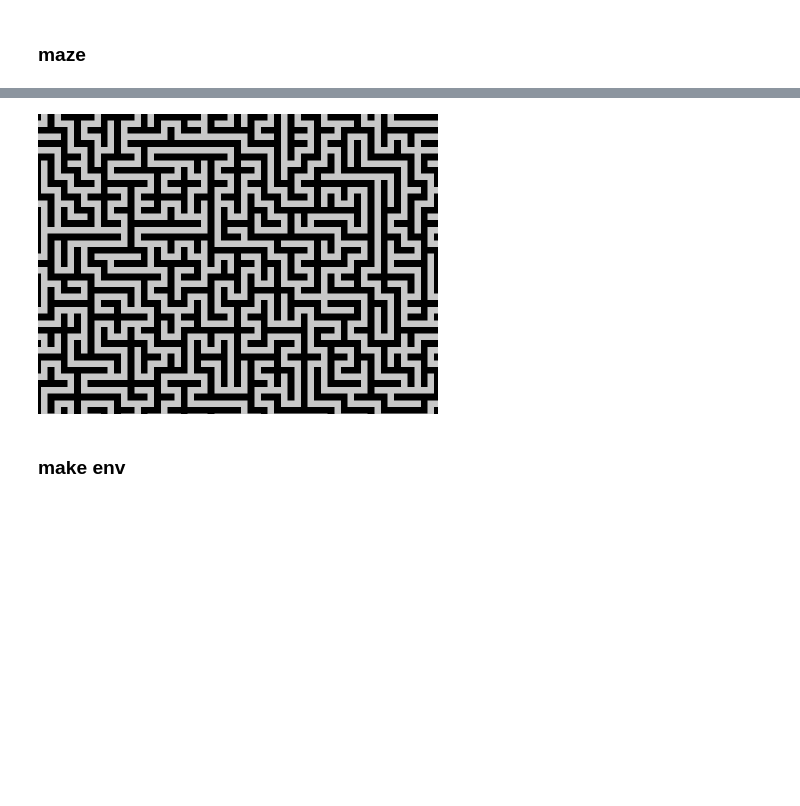
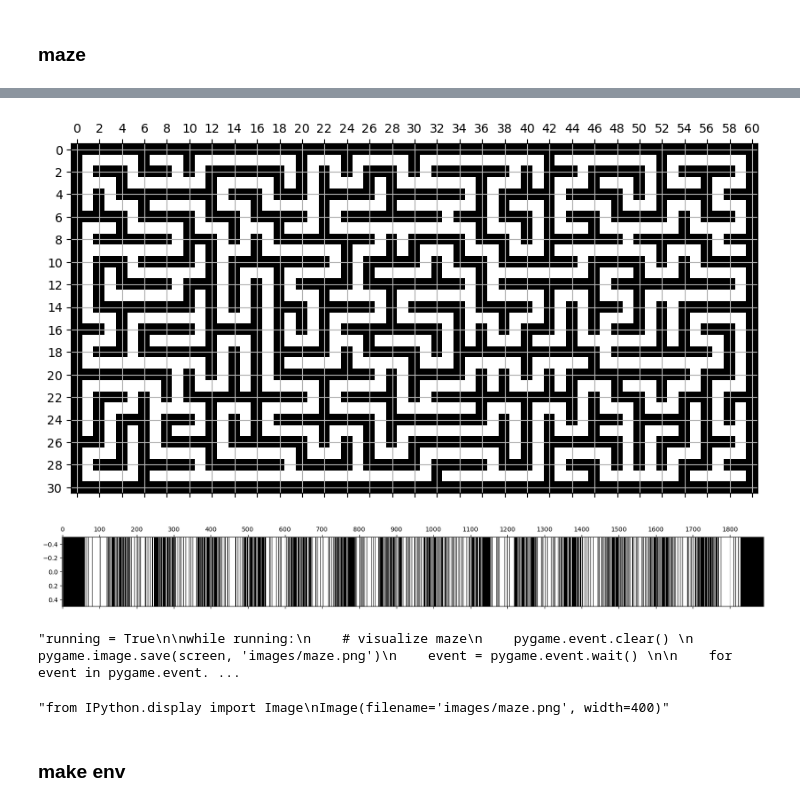
Before and after one commit to GiuliaGhisolfi/StackelbergMBRL, a Jupyter notebook: demo_env.ipynb, the cells around one changed output, grey strips where cells are left out. Drawn from its saved outputs; the diff is of its cells as text; code cells hidden in the pictures; blank space fills up the shorter version.

Commit message:
visualize genearated maze

```diff
--- a/demo_env.ipynb
+++ b/demo_env.ipynb
@@ -32,8 +7,8 @@ from src.maze import Maze
 import pygame
 
 # parameters
-size_x = 60 # maze width
-size_y = 30 # maze height
+size_x = 30 # maze width
+size_y = 15 # maze height
 disp_size = (800, 600) # display size (pixels)
 block_size = 10  # block size in pixels
 screen = pygame.display.set_mode(disp_size)
@@ -52,5 +27,5 @@ maze.screen_block_offset = (disp_size - maze.screen_block_size * np.flip(maze.bl
 maze.gen_maze_2D() # + maze.gen_maze_walls()
 display(maze.block_size)
 display(maze.wall_size)
-display(maze.walls.shape)
+display(maze.blocks.shape)
 # %% [output]
@@ -60,5 +47,26 @@ array([30, 60], dtype=int64)
+# %%
+import matplotlib.pyplot as plt
+from matplotlib.pyplot import spy
+
+plt.figure(figsize=(10, 10))
+spy(maze.blocks)
+plt.xticks(np.arange(0, maze.blocks.shape[1], 2))
+plt.yticks(np.arange(0, maze.blocks.shape[0], 2))
+plt.grid(axis='both', which='both')
+# %% [output]
+[figure, added]
+# %%
+# flattening maze.blocks
+flatten_blocks = maze.blocks.flatten().reshape(1, -1)
+
+plt.figure(figsize=(20, 2))
+spy(flatten_blocks, aspect='auto')
+plt.xticks(np.arange(0, maze.blocks.shape[1] * maze.blocks.shape[0], 100))
+plt.grid(axis='x')
+# %% [output]
+[figure, added]
 # %%
-running = True
+"""running = True
 
 while running:
     # visualize maze
@@ -72,11 +80,14 @@ while running:
             running = False
             pygame.quit()
             exit()
+"""
+# %% [output]
+"running = True\n\nwhile running:\n    # visualize maze\n    pygame.event.clear() \n    pygame.image.save(screen, 'images/maze.png')\n    event = pygame.event.wait() \n\n    for event in pygame.event. ...
 # %%
 # dispaly figure in 'maze.png'
-from IPython.display import Image
-Image(filename='images/maze.png', width=400)
+"""from IPython.display import Image
+Image(filename='images/maze.png', width=400)"""
 # %% [output]
-[figure, removed]
+"from IPython.display import Image\nImage(filename='images/maze.png', width=400)"
 # %% [markdown]
 ### make env
```
Also changed, not shown: parts of 11 cells of this notebook, 1 other file.
